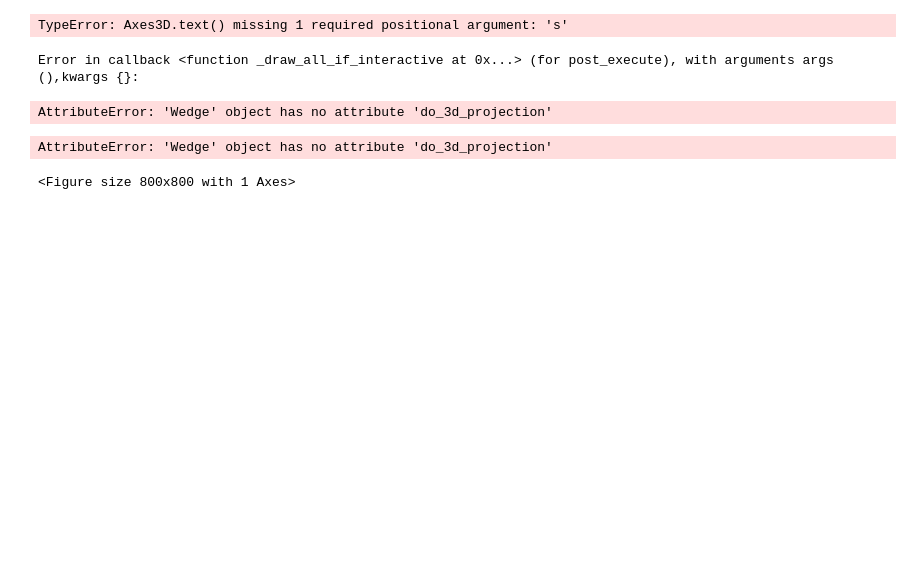
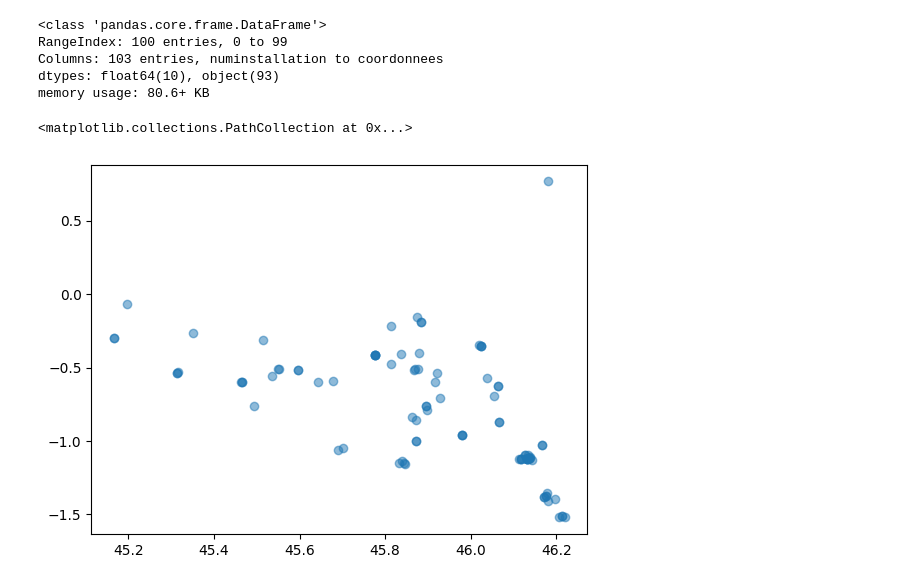
Before and after one commit to pierreantoineviudes/infra_jo_viz, a Jupyter notebook: utils/explore_data.ipynb, the cells around one changed output. Cells and saved outputs as stored; diff of their text form; code cells hidden in the pictures; blank space fills up the shorter version.

```diff
--- a/utils/explore_data.ipynb
+++ b/utils/explore_data.ipynb
@@ -1,3 +3,17 @@
 # %%
 dataset = 'data-es'
 base_url = f"https://equipements.sports.gouv.fr/api/explore/v2.1/catalog/datasets/{dataset}/records"
+import requests
+
+res = requests.get(
+    url=base_url,
+    params={
+        'limit': -1,
+    }
+)
+print('url : ', res.url)
+print('res.headers : ', res.headers)
+print('content : ', res.json())
+import pandas as pd
+d = dict(res.json())
+data = pd.DataFrame(d['results'])
@@ -74,30 +24,17 @@ pd.DataFrame(d['results'])
+# %%
+data.info()
+# %% [output]
+<class 'pandas.core.frame.DataFrame'>
+RangeIndex: 100 entries, 0 to 99
+Columns: 103 entries, numinstallation to coordonnees
+dtypes: float64(10), object(93)
+memory usage: 80.6+ KB
+# %%
+coords = pd.json_normalize(data.coordonnees)
 # %%
 import matplotlib.pyplot as plt
 
-garcons = np.
+plt.scatter(coords.lat, coords.lon, alpha=0.5)
+# %% [output]
+<matplotlib.collections.PathCollection at 0x...>
+[figure, added]
-# %%
-import matplotlib.pyplot as plt
-from mpl_toolkits.mplot3d import Axes3D
-
-# Données de l'exemple
-labels = ['Catégorie A', 'Catégorie B', 'Catégorie C', 'Catégorie D']
-sizes = [25, 30, 20, 25]
-
-# Création d'une figure en 3D
-fig = plt.figure(figsize=(8, 8))
-ax = fig.add_subplot(111, projection='3d')
-
-# Création du camembert en 3D
-ax.pie(sizes, labels=labels, autopct='%1.1f%%', startangle=90)
-
-# Réglages pour donner l'illusion de la 3D
-ax.view_init(elev=25, azim=30)
-
-# Affichage du graphe
-plt.show()
-# %% [output]
-TypeError: Axes3D.text() missing 1 required positional argument: 's'
-Error in callback <function _draw_all_if_interactive at 0x...> (for post_execute), with arguments args (),kwargs {}:
-AttributeError: 'Wedge' object has no attribute 'do_3d_projection'
-AttributeError: 'Wedge' object has no attribute 'do_3d_projection'
-<Figure size 800x800 with 1 Axes>
```
Also changed, not shown: parts of 7 cells of this notebook.
